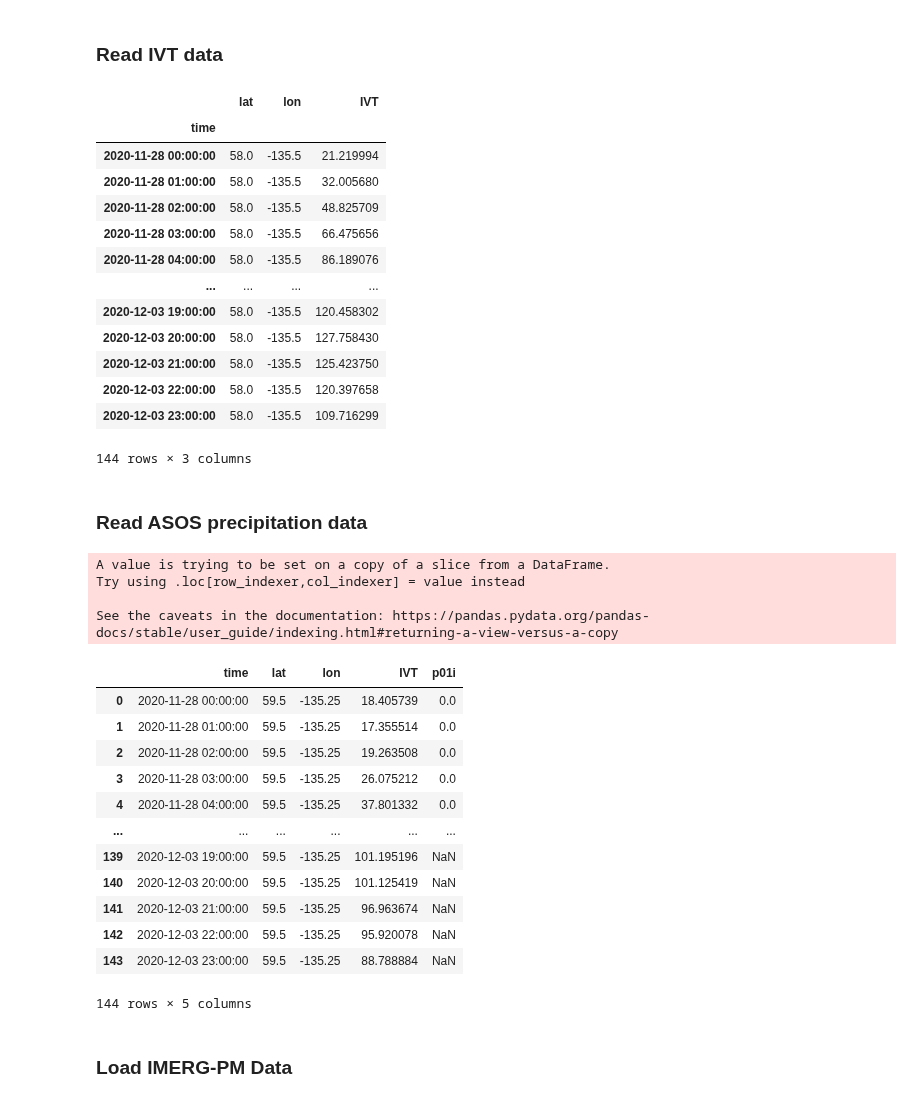
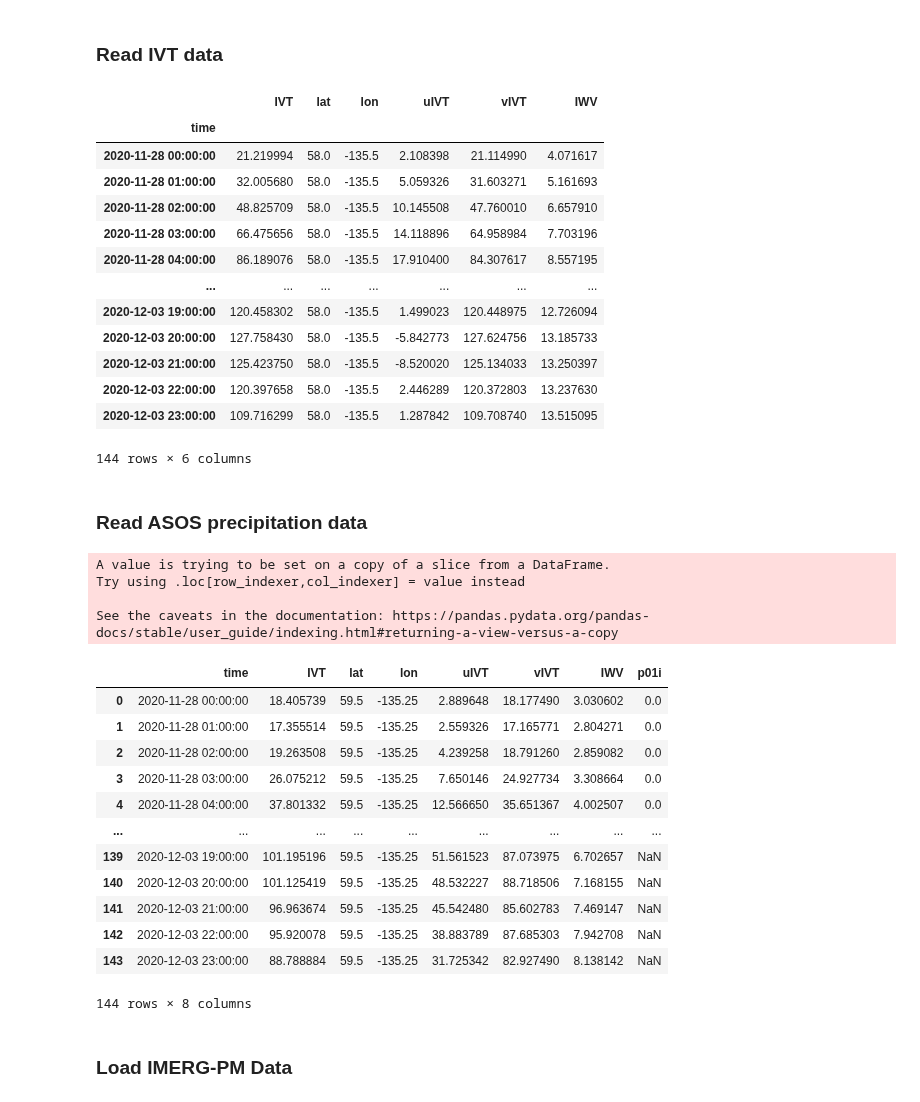
Before and after one commit to dlnash/SEAK_climatology, a Jupyter notebook: analysis/Haines_2020_case_study.ipynb, the cells around one changed output. Saved outputs shown, nothing was run; the diff lists cells and outputs as text; code cells hidden in the pictures.

```diff
--- a/analysis/Haines_2020_case_study.ipynb
+++ b/analysis/Haines_2020_case_study.ipynb
@@ -71,47 +71,47 @@ lbl2 = ['PAOH', 'PAGY', 'PAHN', 'PAYA', 'PAKW', 'PAKT']
 # %%
 datelst = ['1128', '1129', '1130', '1201', '1202', '1203']
 filenames = []
 for i, monthday in enumerate(datelst):
     filenames.append('/data/downloaded/Reanalysis/ERA5/IVT/2020/ERA5_IVT_2020{0}.nc'.format(monthday))
 
 def preprocess(ds):
     '''keep only selected lats and lons'''
     return ds.sel(lat=slice(ext1[2], ext1[3]), lon=slice(ext1[0], ext1[1]))
 
 era = xr.open_mfdataset(filenames, preprocess=preprocess, combine='by_coords')
 
 # select the grid cell closest to each of the communities
 df_lst = []
 row_lbl = []
 rank = []
 for i, (slon, slat) in enumerate(zip(xs2, ys2)):
     ds = era.sel(lat=slat, lon=slon, method="nearest")
-    df = ds.IVT.to_dataframe()
+    df = ds.to_dataframe() # IVT magnitude
     df_lst.append(df)
 
     # calculate AR rank
-    rank.append(AR_rank(df))
+    rank.append(AR_rank(df.IVT))
 
     # make nice labels for plot
     lbl = u"{:.2f}\N{DEGREE SIGN}N, {:.2f}\N{DEGREE SIGN}W".format(slat, slon*-1)
     row_lbl.append(lbl)
 
 df_lst[0]
 # %% [output]
-|  | lat | lon | IVT |
-| time |  |  |  |
-| 2020-11-28 00:00:00 | 58.0 | -135.5 | 21.219994 |
-| 2020-11-28 01:00:00 | 58.0 | -135.5 | 32.005680 |
-| 2020-11-28 02:00:00 | 58.0 | -135.5 | 48.825709 |
-| 2020-11-28 03:00:00 | 58.0 | -135.5 | 66.475656 |
-| 2020-11-28 04:00:00 | 58.0 | -135.5 | 86.189076 |
-| ... | ... | ... | ... |
-| 2020-12-03 19:00:00 | 58.0 | -135.5 | 120.458302 |
-| 2020-12-03 20:00:00 | 58.0 | -135.5 | 127.758430 |
-| 2020-12-03 21:00:00 | 58.0 | -135.5 | 125.423750 |
-| 2020-12-03 22:00:00 | 58.0 | -135.5 | 120.397658 |
-| 2020-12-03 23:00:00 | 58.0 | -135.5 | 109.716299 |
+|  | IVT | lat | lon | uIVT | vIVT | IWV |
+| time |  |  |  |  |  |  |
+| 2020-11-28 00:00:00 | 21.219994 | 58.0 | -135.5 | 2.108398 | 21.114990 | 4.071617 |
+| 2020-11-28 01:00:00 | 32.005680 | 58.0 | -135.5 | 5.059326 | 31.603271 | 5.161693 |
+| 2020-11-28 02:00:00 | 48.825709 | 58.0 | -135.5 | 10.145508 | 47.760010 | 6.657910 |
+| 2020-11-28 03:00:00 | 66.475656 | 58.0 | -135.5 | 14.118896 | 64.958984 | 7.703196 |
+| 2020-11-28 04:00:00 | 86.189076 | 58.0 | -135.5 | 17.910400 | 84.307617 | 8.557195 |
+| ... | ... | ... | ... | ... | ... | ... |
+| 2020-12-03 19:00:00 | 120.458302 | 58.0 | -135.5 | 1.499023 | 120.448975 | 12.726094 |
+| 2020-12-03 20:00:00 | 127.758430 | 58.0 | -135.5 | -5.842773 | 127.624756 | 13.185733 |
+| 2020-12-03 21:00:00 | 125.423750 | 58.0 | -135.5 | -8.520020 | 125.134033 | 13.250397 |
+| 2020-12-03 22:00:00 | 120.397658 | 58.0 | -135.5 | 2.446289 | 120.372803 | 13.237630 |
+| 2020-12-03 23:00:00 | 109.716299 | 58.0 | -135.5 | 1.287842 | 109.708740 | 13.515095 |
-144 rows × 3 columns
+144 rows × 6 columns
 # %% [markdown]
 ### Read ASOS precipitation data
 # %%
@@ -159,19 +159,19 @@ A value is trying to be set on a copy of a slice from a DataFrame.
 Try using .loc[row_indexer,col_indexer] = value instead
 
 See the caveats in the documentation: https://pandas.pydata.org/pandas-docs/stable/user_guide/indexing.html#returning-a-view-versus-a-copy
-|  | time | lat | lon | IVT | p01i |
-| 0 | 2020-11-28 00:00:00 | 59.5 | -135.25 | 18.405739 | 0.0 |
-| 1 | 2020-11-28 01:00:00 | 59.5 | -135.25 | 17.355514 | 0.0 |
-| 2 | 2020-11-28 02:00:00 | 59.5 | -135.25 | 19.263508 | 0.0 |
-| 3 | 2020-11-28 03:00:00 | 59.5 | -135.25 | 26.075212 | 0.0 |
-| 4 | 2020-11-28 04:00:00 | 59.5 | -135.25 | 37.801332 | 0.0 |
-| ... | ... | ... | ... | ... | ... |
-| 139 | 2020-12-03 19:00:00 | 59.5 | -135.25 | 101.195196 | NaN |
-| 140 | 2020-12-03 20:00:00 | 59.5 | -135.25 | 101.125419 | NaN |
-| 141 | 2020-12-03 21:00:00 | 59.5 | -135.25 | 96.963674 | NaN |
-| 142 | 2020-12-03 22:00:00 | 59.5 | -135.25 | 95.920078 | NaN |
-| 143 | 2020-12-03 23:00:00 | 59.5 | -135.25 | 88.788884 | NaN |
+|  | time | IVT | lat | lon | uIVT | vIVT | IWV | p01i |
+| 0 | 2020-11-28 00:00:00 | 18.405739 | 59.5 | -135.25 | 2.889648 | 18.177490 | 3.030602 | 0.0 |
+| 1 | 2020-11-28 01:00:00 | 17.355514 | 59.5 | -135.25 | 2.559326 | 17.165771 | 2.804271 | 0.0 |
+| 2 | 2020-11-28 02:00:00 | 19.263508 | 59.5 | -135.25 | 4.239258 | 18.791260 | 2.859082 | 0.0 |
+| 3 | 2020-11-28 03:00:00 | 26.075212 | 59.5 | -135.25 | 7.650146 | 24.927734 | 3.308664 | 0.0 |
+| 4 | 2020-11-28 04:00:00 | 37.801332 | 59.5 | -135.25 | 12.566650 | 35.651367 | 4.002507 | 0.0 |
+| ... | ... | ... | ... | ... | ... | ... | ... | ... |
+| 139 | 2020-12-03 19:00:00 | 101.195196 | 59.5 | -135.25 | 51.561523 | 87.073975 | 6.702657 | NaN |
+| 140 | 2020-12-03 20:00:00 | 101.125419 | 59.5 | -135.25 | 48.532227 | 88.718506 | 7.168155 | NaN |
+| 141 | 2020-12-03 21:00:00 | 96.963674 | 59.5 | -135.25 | 45.542480 | 85.602783 | 7.469147 | NaN |
+| 142 | 2020-12-03 22:00:00 | 95.920078 | 59.5 | -135.25 | 38.883789 | 87.685303 | 7.942708 | NaN |
+| 143 | 2020-12-03 23:00:00 | 88.788884 | 59.5 | -135.25 | 31.725342 | 82.927490 | 8.138142 | NaN |
-144 rows × 5 columns
+144 rows × 8 columns
 # %% [markdown]
 ### Load IMERG-PM Data
 # %%
```
Also changed, not shown: parts of 4 cells of this notebook, 11 other files.
